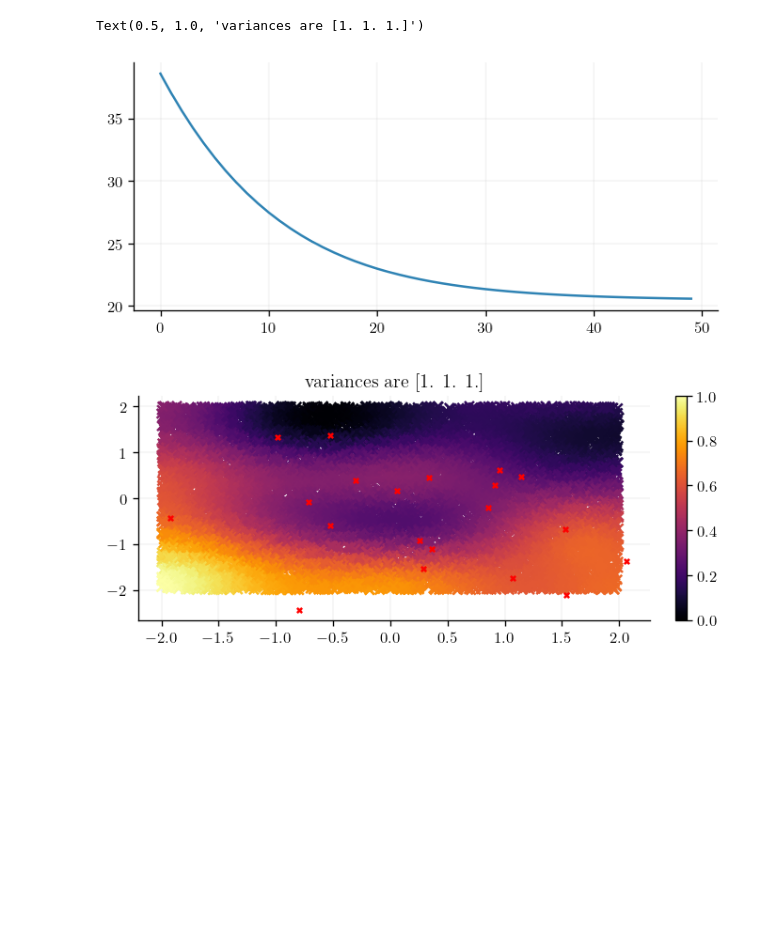
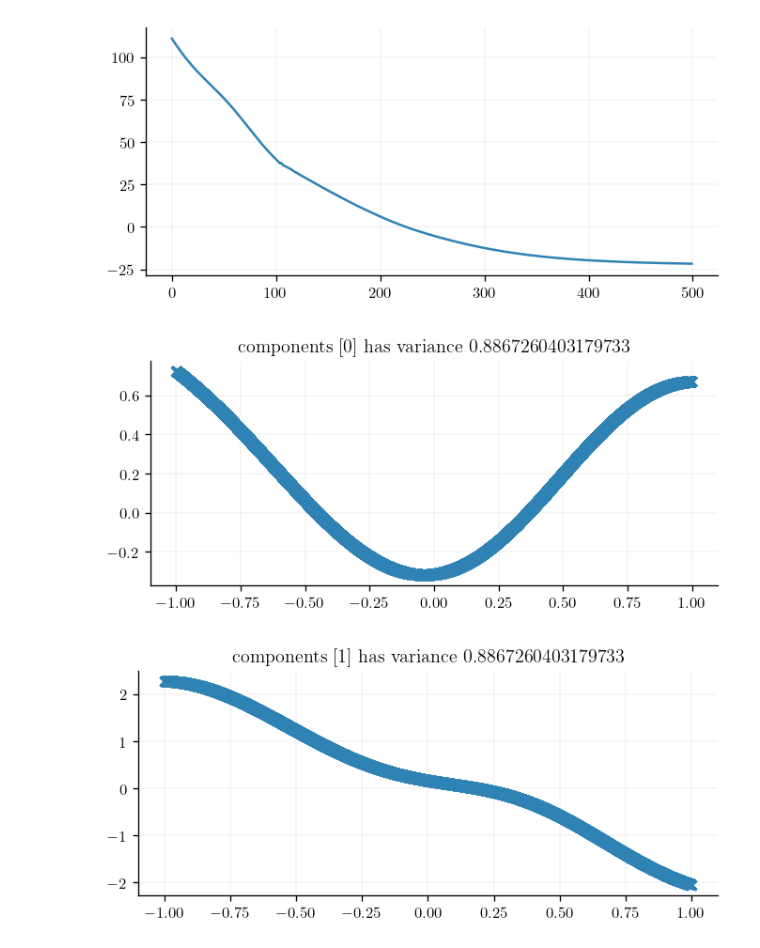
Before and after one commit to JaxGaussianProcesses/GPJax, a Jupyter notebook: docs/examples/OAK.ipynb, the cells around one changed output. Saved outputs shown, nothing was run; the diff lists cells and outputs as text; code cells hidden in the pictures; blank space fills up the shorter version.

```diff
--- a/docs/examples/OAK.ipynb
+++ b/docs/examples/OAK.ipynb
@@ -7,6 +7,7 @@ from dataclasses import dataclass
 from jax import jit
 from jax.config import config
 import jax.numpy as jnp
+from jax.lax import erf
 import jax.random as jr
 from typing import List, Union
 from jaxtyping import (
@@ -33,7 +34,7 @@ with install_import_hook("gpjax", "beartype.beartype"):
     import gpjax as gpx
 
 # Enable Float64 for more stable matrix inversions.
-key = jr.PRNGKey(123)
+key = jr.PRNGKey(12345)
 plt.style.use(
     "https://raw.githubusercontent.com/JaxGaussianProcesses/GPJax/main/docs/examples/gpjax.mplstyle"
 )
@@ -129,8 +168,8 @@ class RBFOrthogonalAdditiveKernel(gpx.kernels.AbstractKernel):
 # %%
-kernel = gpx.kernels.RBF(active_dims=[0,1])
+kernel = gpx.kernels.RBF(lengthscale=jnp.array([1.0, 1.0]))
 meanf = gpx.mean_functions.Zero()
 prior = gpx.Prior(mean_function=meanf, kernel=kernel)
-likelihood = gpx.Gaussian(num_datapoints=D.n, obs_noise=1e-5)
+likelihood = gpx.Gaussian(num_datapoints=D.n, obs_noise=0.1)
 posterior = prior * likelihood
 
 opt_posterior, history = gpx.fit(
@@ -138,7 +177,7 @@ opt_posterior, history = gpx.fit(
     objective=jit(gpx.objectives.ConjugateMLL(negative=True)),
     train_data=D,
     optim=ox.adam(learning_rate=0.01),
-    num_iters=100,
+    num_iters=500,
     safe=True,
     key=key,
 )
@@ -156,8 +195,9 @@ plt.colorbar()
 # %%
-kernel = RBFOrthogonalAdditiveKernel(interaction_variances=jnp.array([1.0,1.0]), max_interaction_depth = 1)
+base_kernel = RBFOrthogonalKernel(lengthscale=jnp.array([1.0, 1.0]))
+kernel = OrthogonalAdditiveKernel(interaction_variances=jnp.array([1.0,1.0]), max_interaction_depth=1,  base_kernel = base_kernel)
 meanf = gpx.mean_functions.Zero()
 prior = gpx.Prior(mean_function=meanf, kernel=kernel)
-likelihood = gpx.Gaussian(num_datapoints=D.n, obs_noise=1e-5)
+likelihood = gpx.Gaussian(num_datapoints=D.n, obs_noise=0.1)
 posterior = prior * likelihood
 
 opt_posterior, history = gpx.fit(
@@ -165,14 +205,14 @@ opt_posterior, history = gpx.fit(
     objective=gpx.objectives.ConjugateMLL(negative=True),
     train_data=D,
     optim=ox.adam(learning_rate=0.01),
-    num_iters=150,
+    num_iters=250,
     safe=True,
     key=key,
 )
 plt.plot(history)
 
+plt.figure()
 mean = opt_posterior.predict(xplot, D).mean()
-plt.figure()
 plt.scatter(xplot[:,0], xplot[:,1], c=mean)
 plt.scatter(x[:,0], x[:,1], color="red", s=10.0)
 plt.colorbar()
@@ -183,28 +223,45 @@ plt.colorbar()
 # %%
-kernel = RBFOrthogonalAdditiveKernel(interaction_variances=jnp.array([1.0,1.0,1.0]), max_interaction_depth = 2)
+base_kernel = RBFOrthogonalKernel(lengthscale=jnp.array([1.0, 1.0]))
+kernel = OrthogonalAdditiveKernel(interaction_variances=jnp.array([1.0,1.0,1.0]), max_interaction_depth=2,  base_kernel = base_kernel)
 meanf = gpx.mean_functions.Zero()
 prior = gpx.Prior(mean_function=meanf, kernel=kernel)
-likelihood = gpx.Gaussian(num_datapoints=D.n, obs_noise=1e-5)
+likelihood = gpx.Gaussian(num_datapoints=D.n, obs_noise=0.1)
 posterior = prior * likelihood
 
 opt_posterior, history = gpx.fit(
     model=posterior,
     objective=gpx.objectives.ConjugateMLL(negative=True),
     train_data=D,
     optim=ox.adam(learning_rate=0.01),
-    num_iters=50,
+    num_iters=500,
     safe=True,
     key=key,
 )
 plt.plot(history)
 
-mean = opt_posterior.predict(xplot, D).mean()
-plt.figure()
-plt.scatter(xplot[:,0], xplot[:,1], c=mean)
-plt.scatter(x[:,0], x[:,1], color="red", s=10.0)
-plt.colorbar()
-plt.title(f"variances are {posterior.prior.kernel.interaction_variances}")
+
+def plot_posterior_with_components(kernel, components):
+    if len(components)>2 or len(components)==0:
+        raise ValueError("Can only plot 1D or 2D")
+    specific_kernel =  kernel.return_specific_contribution(components)
+    specific_posterior= gpx.Prior(mean_function=meanf, kernel=specific_kernel)* likelihood
+    mean =  specific_posterior.predict(xplot, D).mean()
+    if len(components)==1:
+        plt.figure()
+        plt.scatter(xplot[:,components[0]], mean)
+        plt.title(f"components {components} has variance {kernel.interaction_variances[len(components)]}")
+        #plt.scatter(x[:,components[0]],y[:,0], color="red", s=10.0)
+    elif len(components)==2:
+        plt.figure()
+        plt.scatter(xplot[:,0], xplot[:,1], c=mean)
+        plt.title(f"components {components} has variance {kernel.interaction_variances[len(components)]}")
+        plt.colorbar()
+        #plt.scatter(x[:,0], x[:,1], color="red", s=10.0)
+
+plot_posterior_with_components(opt_posterior.prior.kernel, [0])
+plot_posterior_with_components(opt_posterior.prior.kernel, [1])
+plot_posterior_with_components(opt_posterior.prior.kernel, [0,1])
 # %% [output]
-Text(0.5, 1.0, 'variances are [1. 1. 1.]')
-[figure, old version]
+[figure, new version]
-[figure, old version]
+[figure, new version]
+[figure, added]
```
Also changed, not shown: parts of 10 cells of this notebook.
